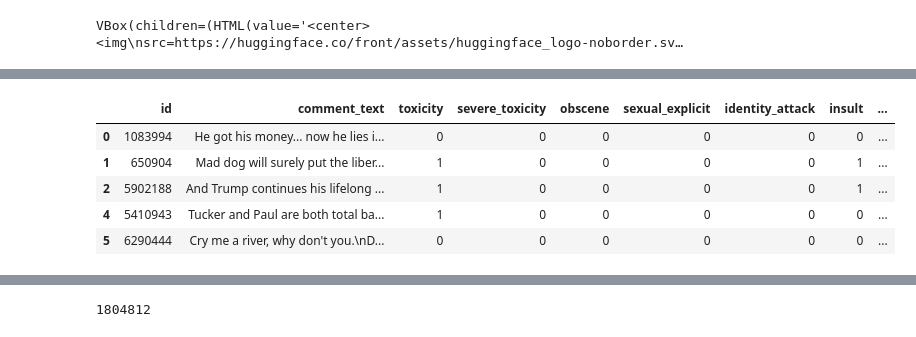
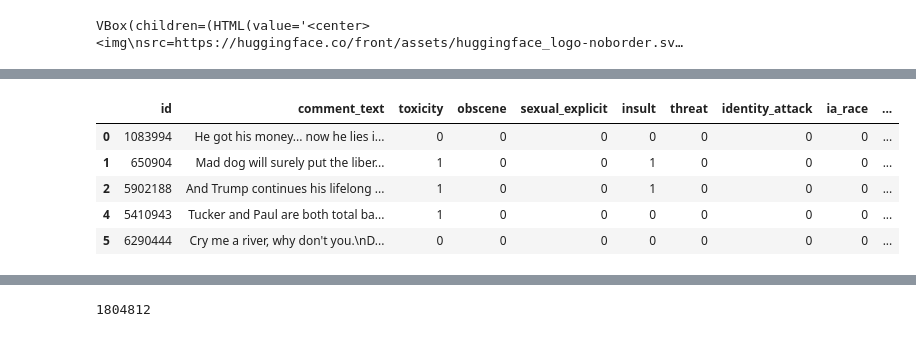
Before and after one commit to datascisteven/Detecting-Bias-and-Toxicity-in-LLM-Chatbots, a Jupyter notebook: Greenflash_Toxicity_Multi_Class_Model.ipynb, the cells around one changed output, grey strips where cells are left out. Drawn from its saved outputs; the diff is of its cells as text; code cells hidden in the pictures.

```diff
--- a/Greenflash_Toxicity_Multi_Class_Model.ipynb
+++ b/Greenflash_Toxicity_Multi_Class_Model.ipynb
@@ -69,10 +85,13 @@ import matplotlib.pyplot as plt
 # %%
 dataset = pd.read_csv('/content/drive/MyDrive/Projects/Greenflash/Toxicity/jigsaw_train_revised.csv', index_col=0)
+dataset = dataset.drop(columns=['severe_toxicity'])
+dataset.columns = ['id', 'comment_text', 'toxicity', 'obscene', 'sexual_explicit', 'identity_attack', 'insult', 'threat', 'ia_race', 'ia_gender', 'ia_sexual_orientation', 'ia_religion', 'ia_ability']
+dataset = dataset[['id', 'comment_text', 'toxicity', 'obscene', 'sexual_explicit', 'insult', 'threat', 'identity_attack', 'ia_race', 'ia_gender', 'ia_sexual_orientation', 'ia_religion', 'ia_ability']]
 dataset.head()
 # %% [output]
-|  | id | comment_text | toxicity | severe_toxicity | obscene | sexual_explicit | identity_attack | insult | ... |
-| 0 | 1083994 | He got his money... now he lies i... | 0 | 0 | 0 | 0 | 0 | 0 | ... |
-| 1 | 650904 | Mad dog will surely put the liber... | 1 | 0 | 0 | 0 | 0 | 1 | ... |
-| 2 | 5902188 | And Trump continues his lifelong ... | 1 | 0 | 0 | 0 | 0 | 1 | ... |
-| 4 | 5410943 | Tucker and Paul are both total ba... | 1 | 0 | 0 | 0 | 0 | 0 | ... |
-| 5 | 6290444 | Cry me a river, why don't you.\nD... | 0 | 0 | 0 | 0 | 0 | 0 | ... |
+|  | id | comment_text | toxicity | obscene | sexual_explicit | insult | threat | identity_attack | ia_race | ... |
+| 0 | 1083994 | He got his money... now he lies i... | 0 | 0 | 0 | 0 | 0 | 0 | 0 | ... |
+| 1 | 650904 | Mad dog will surely put the liber... | 1 | 0 | 0 | 1 | 0 | 0 | 0 | ... |
+| 2 | 5902188 | And Trump continues his lifelong ... | 1 | 0 | 0 | 1 | 0 | 0 | 0 | ... |
+| 4 | 5410943 | Tucker and Paul are both total ba... | 1 | 0 | 0 | 0 | 0 | 0 | 0 | ... |
+| 5 | 6290444 | Cry me a river, why don't you.\nD... | 0 | 0 | 0 | 0 | 0 | 0 | 0 | ... |
```
Also changed, not shown: parts of 37 cells of this notebook.
